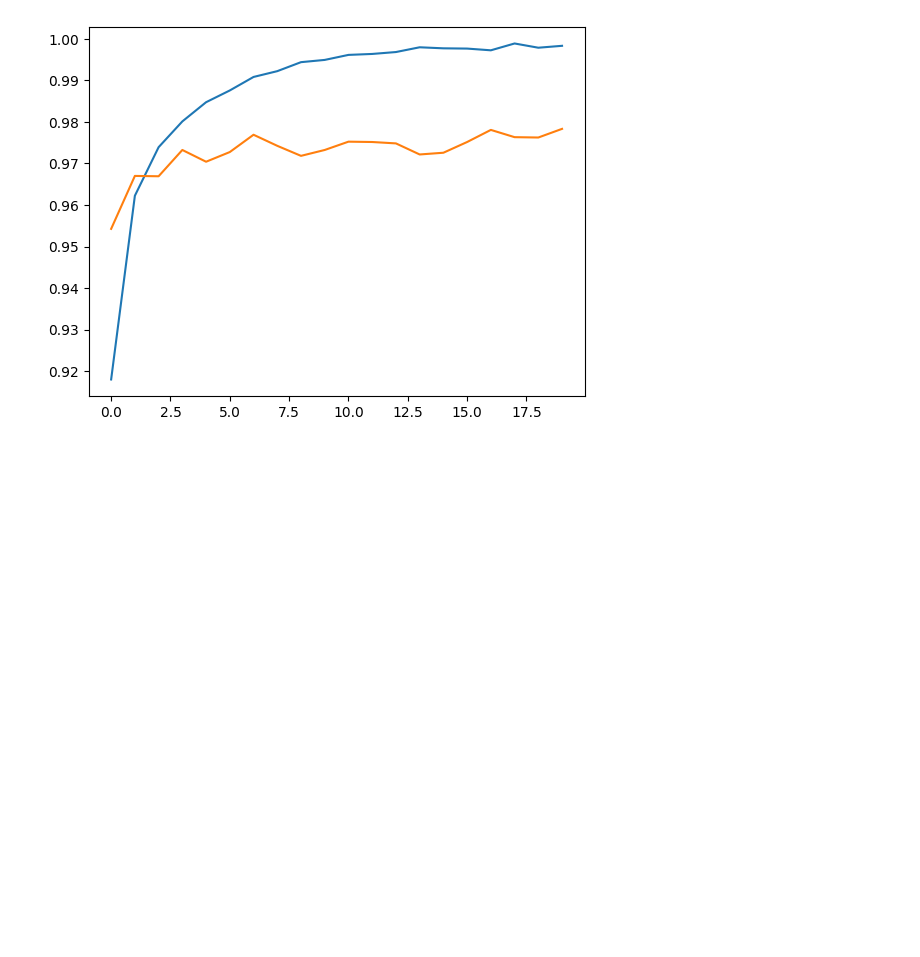
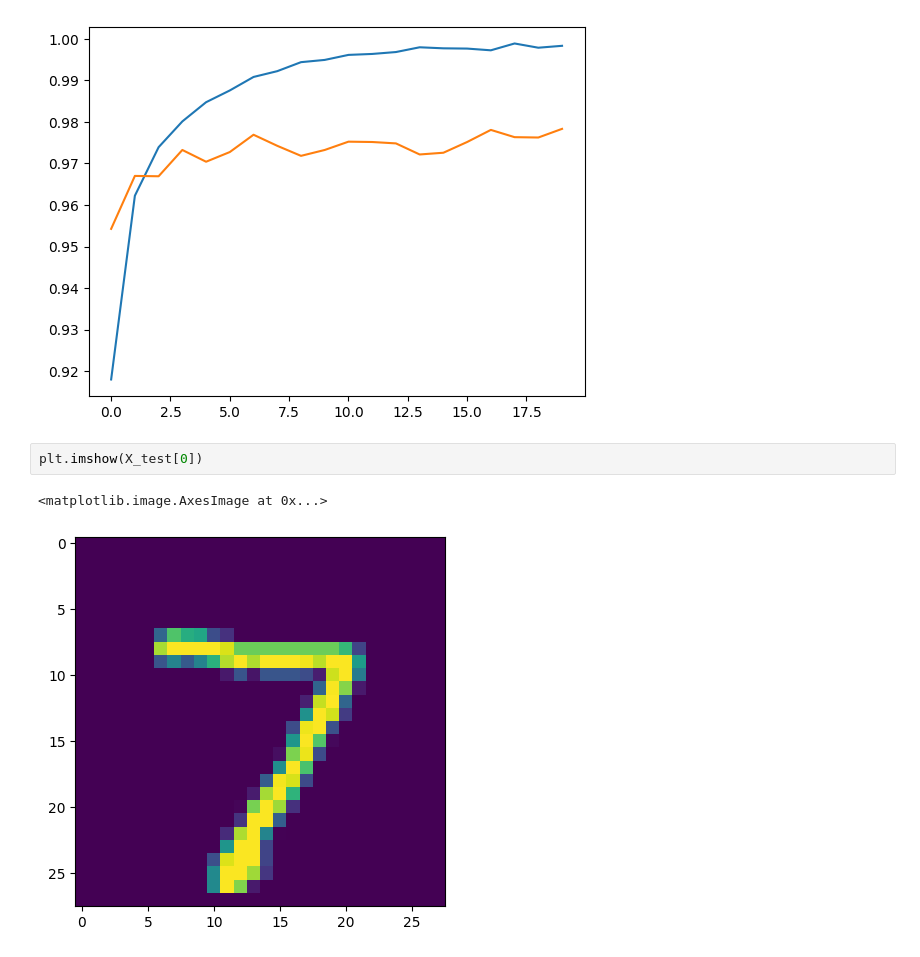
Before and after one commit to Killian091/Machine_Learning, a Jupyter notebook: MNIST.ipynb, the cells around one changed output. Cells and saved outputs as stored; diff of their text form; blank space fills up the shorter version.

```diff
--- a/MNIST.ipynb
+++ b/MNIST.ipynb
@@ -92,3 +92,8 @@ plt.plot(history.history['val_accuracy'])
 # %% [output]
 [<matplotlib.lines.Line2D at 0x...>]
 [figure]
+# %%
+plt.imshow(X_test[0])
+# %% [output]
+<matplotlib.image.AxesImage at 0x...>
+[figure, added]
```
Also changed, not shown: parts of 2 cells of this notebook.
